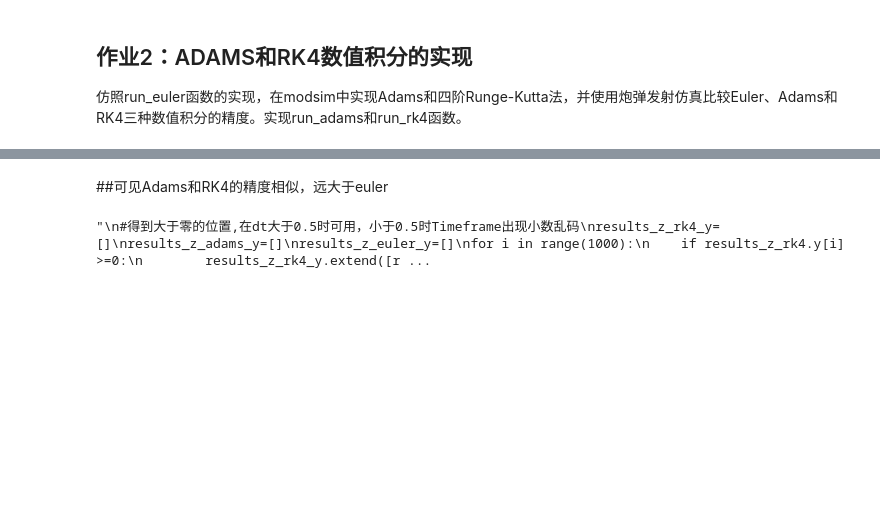
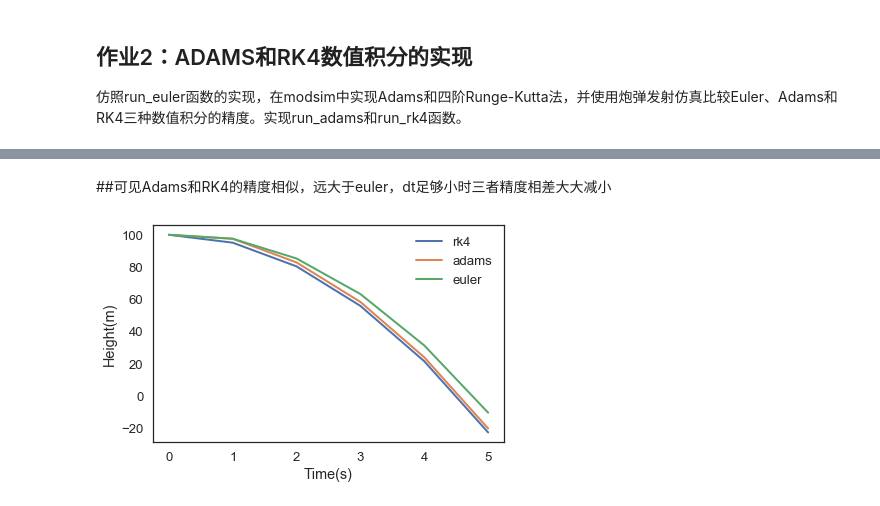
Before and after one commit to Zitongyan/homework_FLTsimulation, a Jupyter notebook: 071730213_闫子桐_hw2.ipynb, the cells around one changed output, grey strips where cells are left out. Cells and saved outputs as stored; diff of their text form; code cells hidden in the pictures; blank space fills up the shorter version.

```diff
--- a/071730213_闫子桐_hw2.ipynb
+++ b/071730213_闫子桐_hw2.ipynb
@@ -190,36 +190,34 @@ plot(x,y)
 # %% [markdown]
-##可见Adams和RK4的精度相似，远大于euler
+##可见Adams和RK4的精度相似，远大于euler，dt足够小时三者精度相差大大减小
 # %%
-"""
-#得到大于零的位置,在dt大于0.5时可用，小于0.5时Timeframe出现小数乱码
+#得到大于零的位置,在dt大于0.5时可用，小于0.5时Timeframe出现小数乱码！！！！！
 results_z_rk4_y=[]
 results_z_adams_y=[]
 results_z_euler_y=[]
 for i in range(1000):
     if results_z_rk4.y[i] >=0:
         results_z_rk4_y.extend([results_z_rk4.y[i]])
     else:
         results_z_rk4_y.extend([results_z_rk4.y[i]])
         break
 for i in range(100):
     if results_z_rk4.y[i] >=0:
         results_z_adams_y.extend([results_z_adams.y[i]])
     else:
         results_z_adams_y.extend([results_z_adams.y[i]])
         break
 for i in range(100):
     if results_z_rk4.y[i] >=0:
         results_z_euler_y.extend([results_z_euler.y[i]])
     else:
         results_z_euler_y.extend([results_z_euler.y[i]])
         break
 
 plot(results_z_rk4_y ,label='rk4')
 plot(results_z_adams_y,label='adams' )
 plot(results_z_euler_y,label='euler' )
 decorate(xlabel='Time(s)',
          ylabel='Height(m)',
         )
-"""
 # %% [output]
-"\n#得到大于零的位置,在dt大于0.5时可用，小于0.5时Timeframe出现小数乱码\nresults_z_rk4_y=[]\nresults_z_adams_y=[]\nresults_z_euler_y=[]\nfor i in range(1000):\n    if results_z_rk4.y[i] >=0:\n        results_z_rk4_y.extend([r ...
+[figure, added]
```
Also changed, not shown: parts of 5 cells of this notebook.
